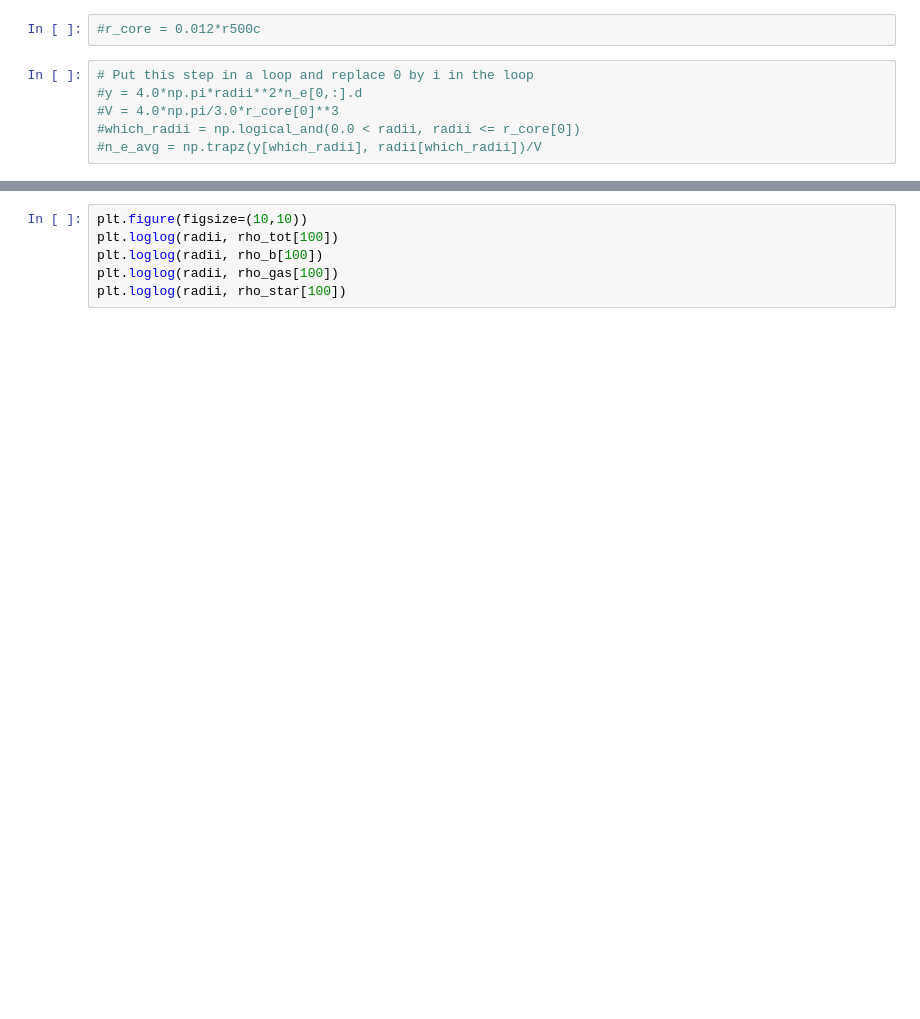
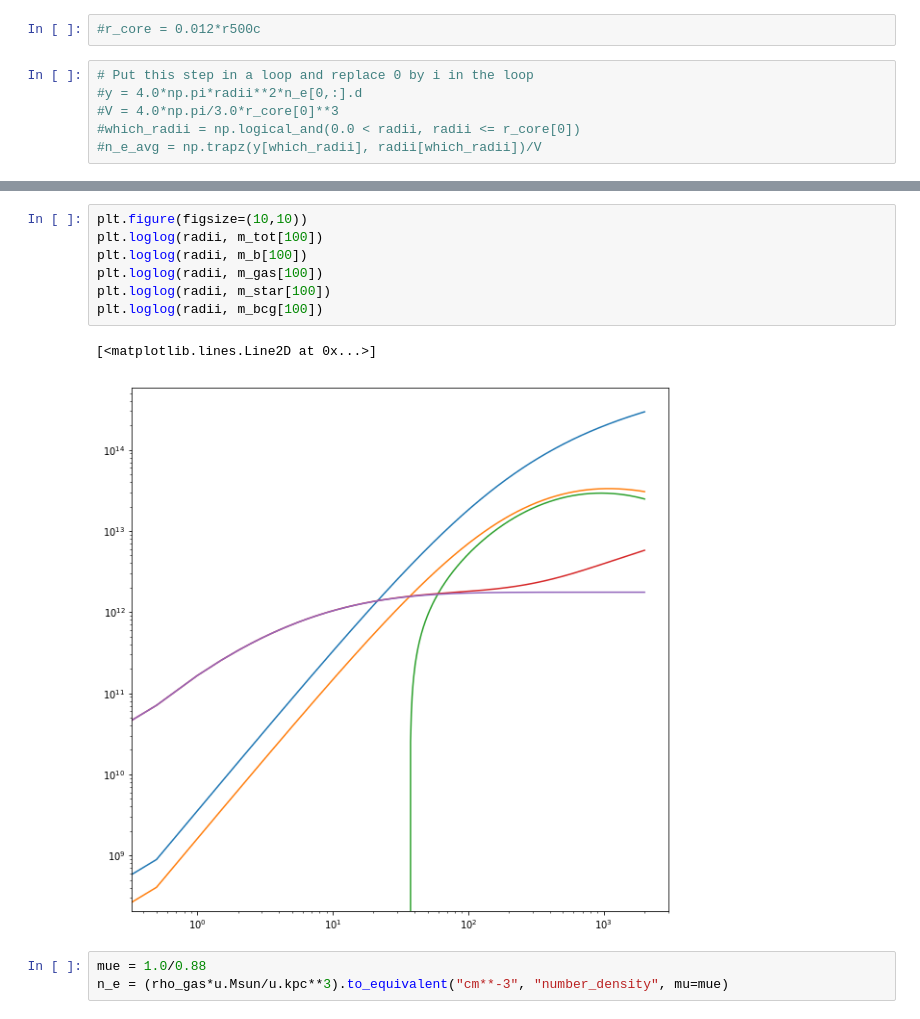
Before and after one commit to JacobSims29/eg_clusters, a Jupyter notebook: eg_nfw_halos.ipynb, the cells around one changed output, grey strips where cells are left out. Saved outputs shown, nothing was run; the diff lists cells and outputs as text; blank space fills up the shorter version.

```diff
--- a/eg_nfw_halos.ipynb
+++ b/eg_nfw_halos.ipynb
@@ -148,6 +165,13 @@ f_gas = m_gas/m_tot
 # %%
 plt.figure(figsize=(10,10))
-plt.loglog(radii, rho_tot[100])
-plt.loglog(radii, rho_b[100])
-plt.loglog(radii, rho_gas[100])
-plt.loglog(radii, rho_star[100])
+plt.loglog(radii, m_tot[100])
+plt.loglog(radii, m_b[100])
+plt.loglog(radii, m_gas[100])
+plt.loglog(radii, m_star[100])
+plt.loglog(radii, m_bcg[100])
+# %% [output]
+[<matplotlib.lines.Line2D at 0x...>]
+[figure, added]
+# %%
+mue = 1.0/0.88
+n_e = (rho_gas*u.Msun/u.kpc**3).to_equivalent("cm**-3", "number_density", mu=mue)
```
Also changed, not shown: parts of 5 cells of this notebook.
